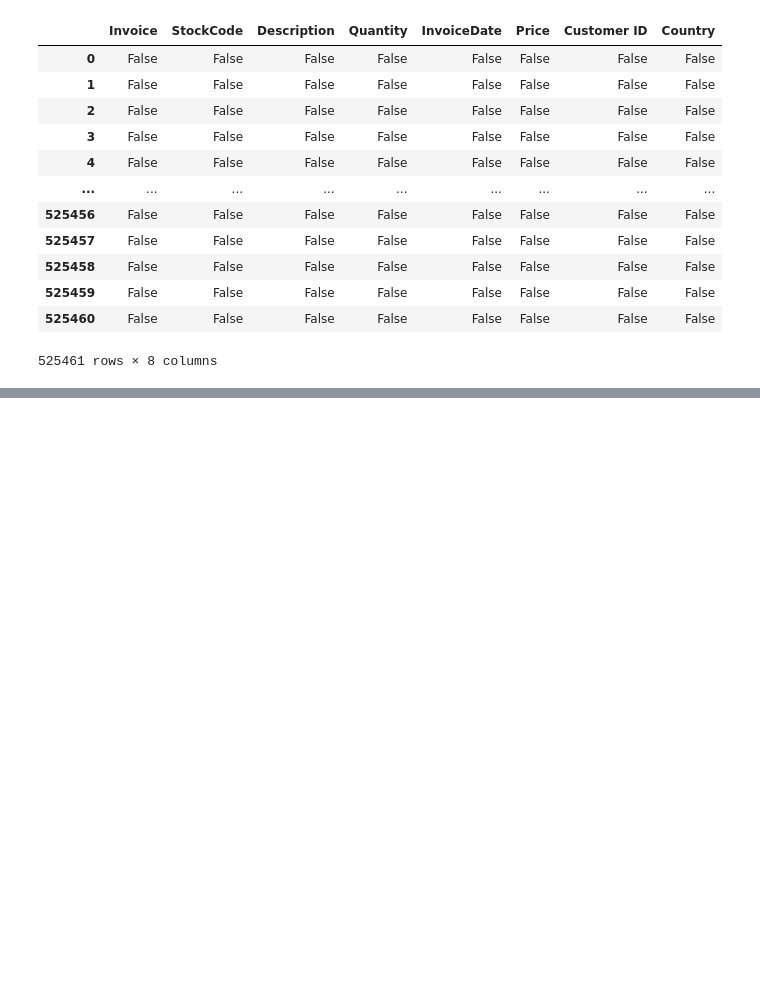
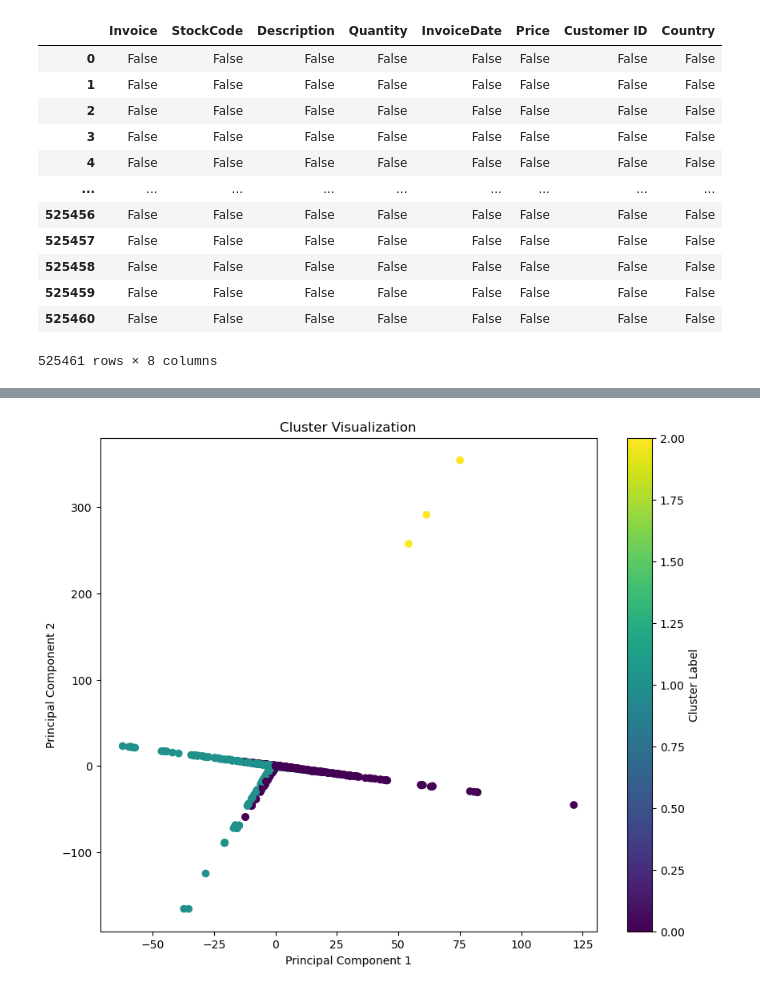
Before and after one commit to Goodevil01/M.L-CA-2, a Jupyter notebook: Joshua Ilori CA 1 M.L .ipynb, the cells around one changed output, grey strips where cells are left out. Cells and saved outputs as stored; diff of their text form; code cells hidden in the pictures; blank space fills up the shorter version.

```diff
--- a/Joshua Ilori CA 1 M.L .ipynb
+++ b/Joshua Ilori CA 1 M.L .ipynb
@@ -238,0 +179,7 @@ cluster_labels = dbscan.fit_predict(df_scaled)
+# %%
+pca = PCA(n_components=3)
+df_pca = pca.fit_transform(df_scaled)
+# %%
+k = 3  # Example cluster number
+kmeans = KMeans(n_clusters=k, random_state=42)
+clusters = kmeans.fit_predict(df_pca)
@@ -238,0 +199,11 @@ cluster_labels = dbscan.fit_predict(df_scaled)
+# %%
+# Assuming df_pca contains your PCA reduced data and 'clusters' are the cluster labels
+plt.figure(figsize=(10, 8))
+plt.scatter(df_pca[:, 0], df_pca[:, 1], c=clusters, cmap='viridis', marker='o')
+plt.title('Cluster Visualization')
+plt.xlabel('Principal Component 1')
+plt.ylabel('Principal Component 2')
+plt.colorbar(label='Cluster Label')
+plt.show()
+# %% [output]
+[figure, added]
```
Also changed, not shown: parts of 28 cells of this notebook.
